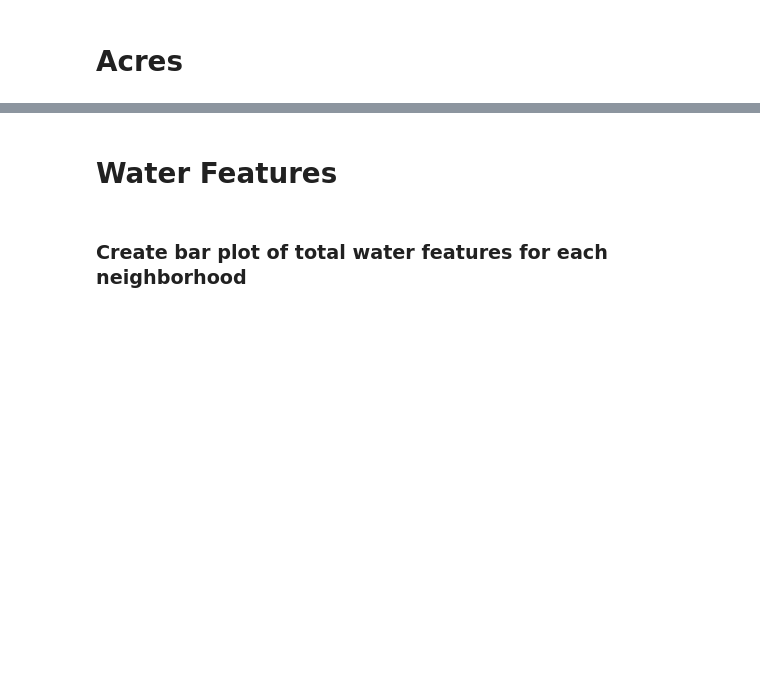
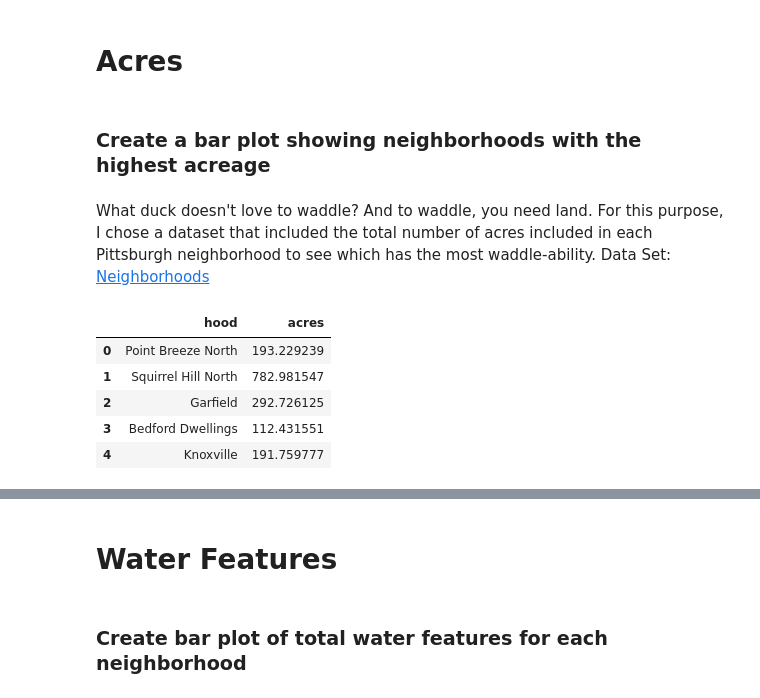
Before and after one commit to timt3r/best-neighborhood, a Jupyter notebook: FinalNotebook.ipynb, the cells around one changed output, grey strips where cells are left out. Saved outputs shown, nothing was run; the diff lists cells and outputs as text; code cells hidden in the pictures; blank space fills up the shorter version.

Commit message:
Fixing what I just added

```diff
--- a/FinalNotebook.ipynb
+++ b/FinalNotebook.ipynb
@@ -15,3 +15,7 @@ Of course, we considered other options (traffic, bread availibility, hunting sta
 import pandas as pd
 # %% [markdown]
 # Acres
+# %% [markdown]
+### Create a bar plot showing neighborhoods with the highest acreage
+# %% [markdown]
+What duck doesn't love to waddle? And to waddle, you need land. For this purpose, I chose a dataset that included the total number of acres included in each Pittsburgh neighborhood to see which has the most waddle-ability. Data Set: [Neighborhoods](https://data.wprdc.org/datastore/dump/668d7238-cfd2-492e-b397-51a6e74182ff)
@@ -17,0 +24,10 @@ import pandas as pd
+# %%
+acreselected = acredata[['hood', 'acres']]
+acreselected.head()
+# %% [output]
+|  | hood | acres |
+| 0 | Point Breeze North | 193.229239 |
+| 1 | Squirrel Hill North | 782.981547 |
+| 2 | Garfield | 292.726125 |
+| 3 | Bedford Dwellings | 112.431551 |
+| 4 | Knoxville | 191.759777 |
```
Also changed, not shown: parts of 5 cells of this notebook, 2 other files.
